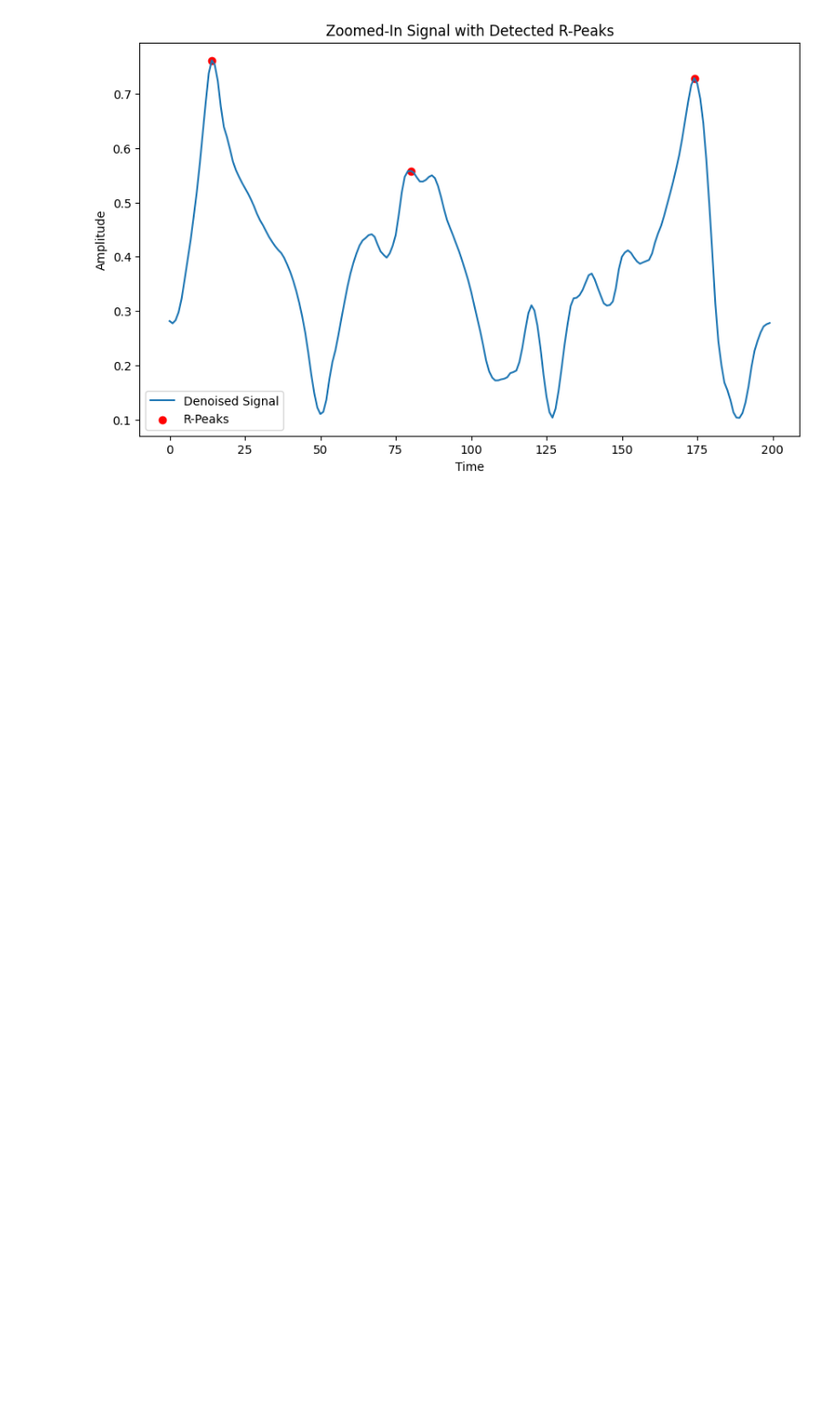
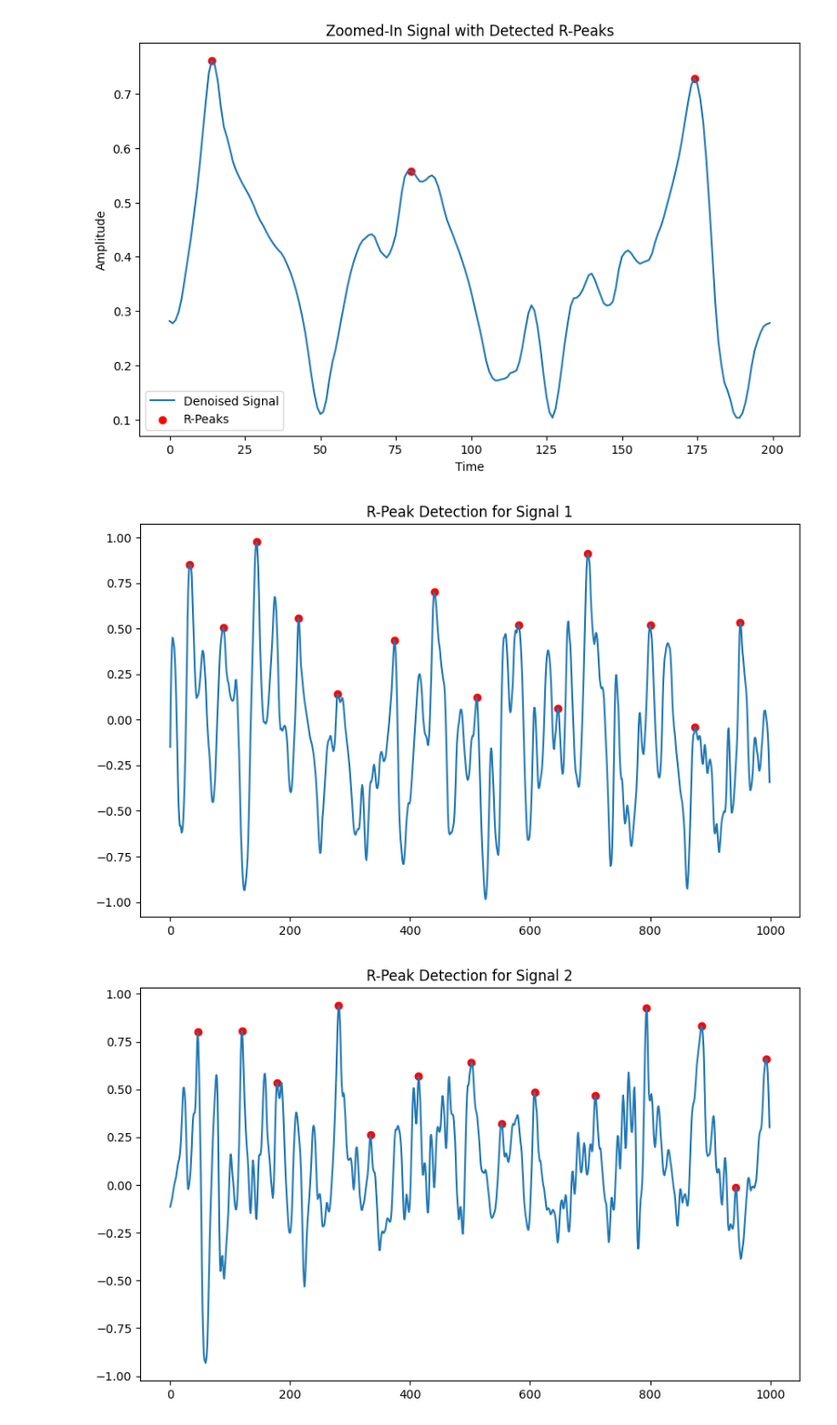
Before and after one commit to mzqan/ekg-signal-processing, a Jupyter notebook: ekg_data_preprocessing.ipynb, the cells around one changed output. Shown at 91% size. Saved outputs shown, nothing was run; the diff lists cells and outputs as text; code cells hidden in the pictures; blank space fills up the shorter version.

Commit message:
data preprocessing pt4 - compute and save features for all signals

```diff
--- a/ekg_data_preprocessing.ipynb
+++ b/ekg_data_preprocessing.ipynb
@@ -365,3 +369,41 @@ plt.legend()
 plt.show()
 # %% [output]
 [figure]
+# %%
+
+all_rr_intervals = []
+all_features = []
+
+# denoise signal, detect r-peaks with scipy, compute rr intervals and hrv metrics
+# plot first 3 signals
+for i, signal in enumerate(normalized_signals):
+    denoised_signal = wavelet_denoise(signal)
+
+    peaks, _ = find_peaks(denoised_signal, prominence=0.2, distance=50)
+
+    rr_intervals = np.diff(peaks) / 360
+    all_rr_intervals.append(rr_intervals)
+
+    mean_rr = np.mean(rr_intervals)
+    sdnn = np.std(rr_intervals)
+    rmssd = np.sqrt(np.mean(np.square(np.diff(rr_intervals))))
+    pnn50 = np.sum(np.abs(np.diff(rr_intervals)) > 0.05) / len(rr_intervals) * 100
+
+    features = {
+        "Signal Index": i,
+        "Mean RR": mean_rr,
+        "SDNN": sdnn,
+        "RMSSD": rmssd,
+        "pNN50": pnn50,
+    }
+    all_features.append(features)
+
+    if i < 3:
+        plt.figure(figsize=(10, 6))
+        plt.plot(denoised_signal)
+        plt.scatter(peaks, denoised_signal[peaks], color='red')
+        plt.title(f"R-Peak Detection for Signal {i+1}")
+        plt.show()
+# %% [output]
+[figure, added]
+[figure, added]
```
Also changed, not shown: parts of 7 cells of this notebook, 2 other files.
